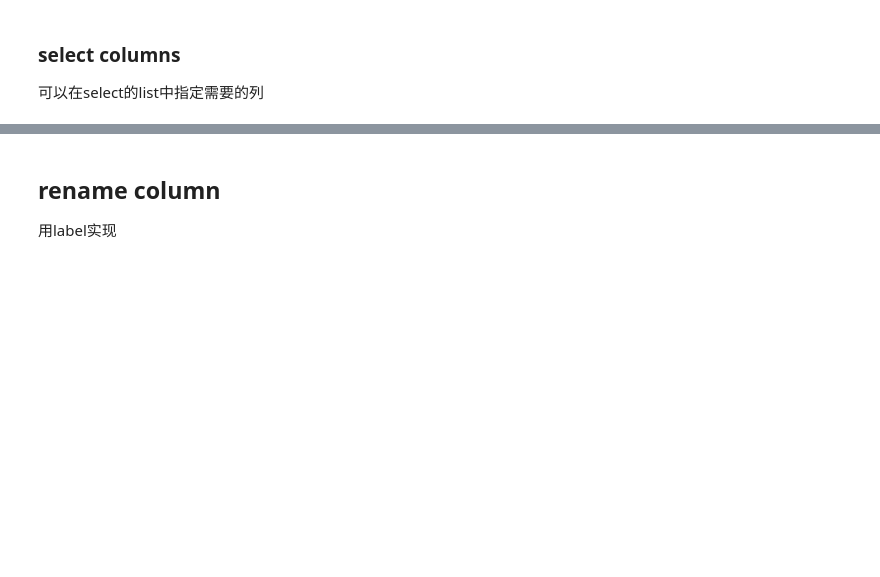
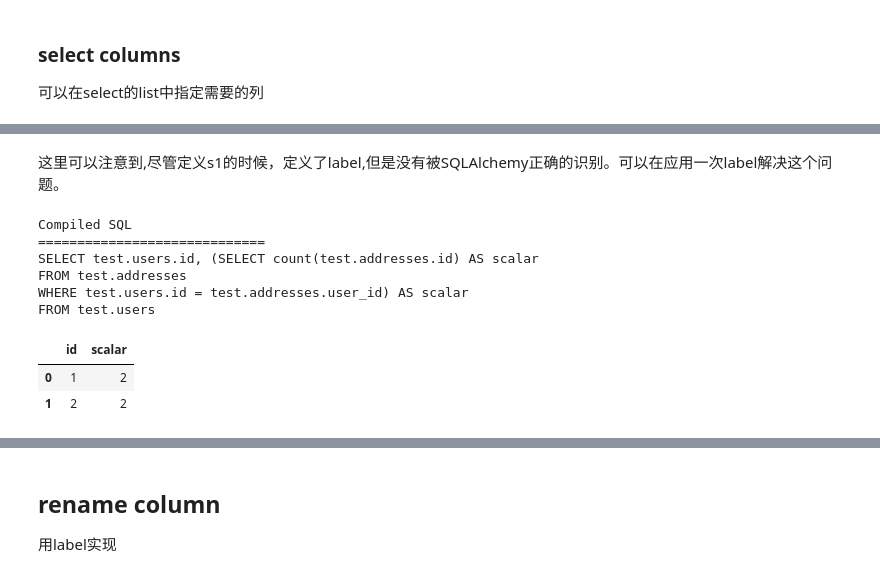
Before and after one commit to tade0726/jupyter_labs, a Jupyter notebook: exolution/0009_sqlalchemy/sqlalchemy_intro.ipynb, the cells around one changed output, grey strips where cells are left out. Drawn from its saved outputs; the diff is of its cells as text; code cells hidden in the pictures; blank space fills up the shorter version.

```diff
--- a/exolution/0009_sqlalchemy/sqlalchemy_intro.ipynb
+++ b/exolution/0009_sqlalchemy/sqlalchemy_intro.ipynb
@@ -524,0 +596,24 @@ read_select(engine,s)
+# %% [markdown]
+这里可以注意到,尽管定义s1的时候，定义了label,但是没有被SQLAlchemy正确的识别。可以在应用一次label解决这个问题。
+# %%
+s = select(
+    [
+        users.c.id,
+        s1.label('scalar') #!!
+    ]
+)
+
+
+print_sql(engine,s)
+
+read_select(engine,s)
+# %% [output]
+Compiled SQL
+=============================
+SELECT test.users.id, (SELECT count(test.addresses.id) AS scalar
+FROM test.addresses
+WHERE test.users.id = test.addresses.user_id) AS scalar
+FROM test.users
+|  | id | scalar |
+| 0 | 1 | 2 |
+| 1 | 2 | 2 |
```
Also changed, not shown: parts of 53 cells of this notebook, 2 other files.
